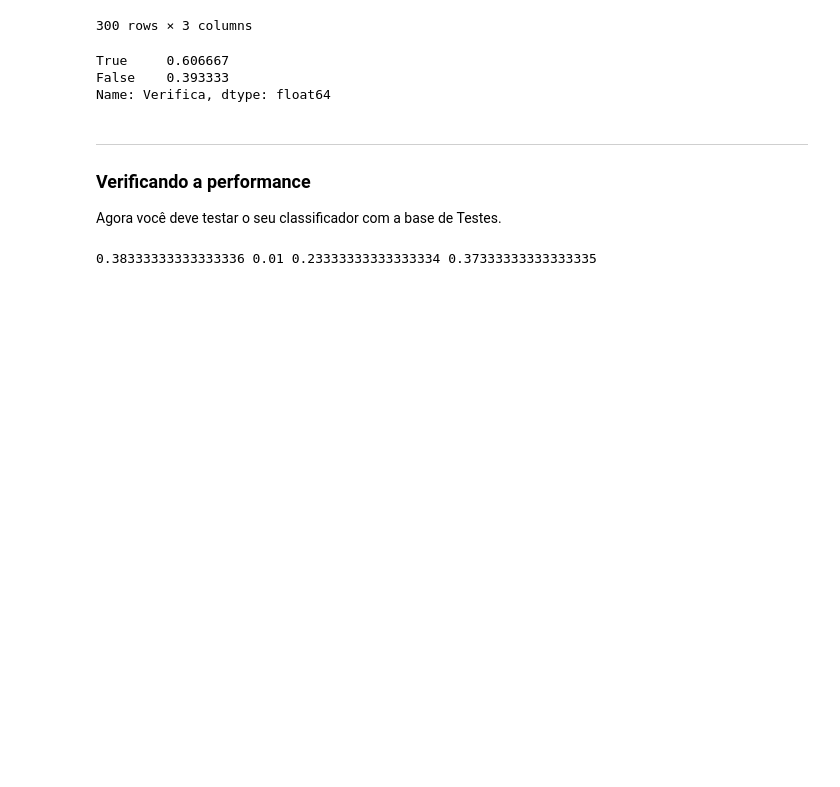
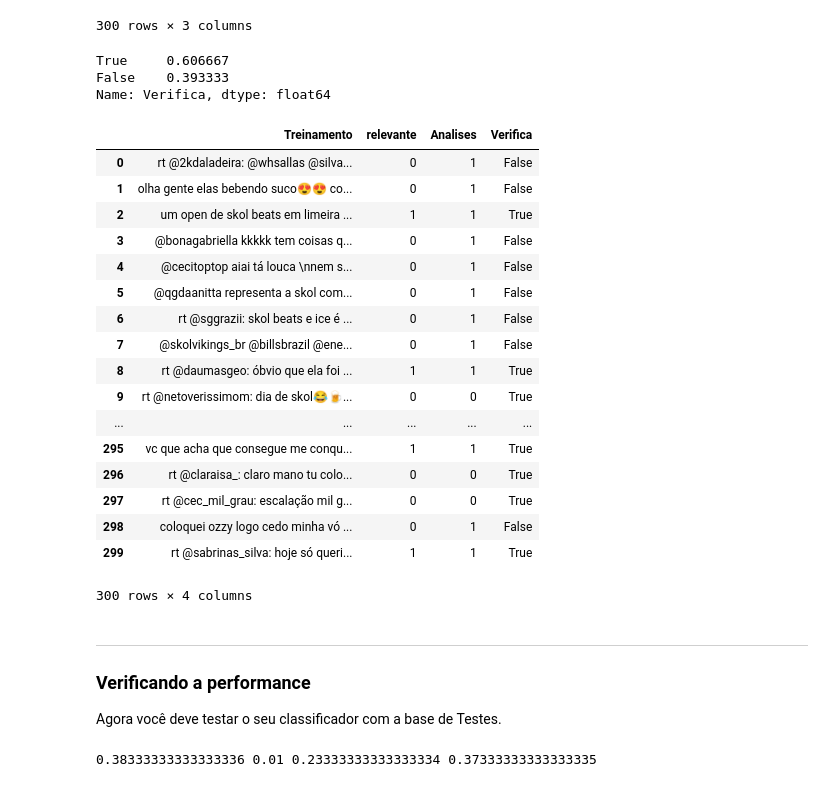
Before and after one commit to EikiSantos/DataScience-Project, a Jupyter notebook: Projeto2_layout.ipynb, the cells around one changed output. Drawn from its saved outputs; the diff is of its cells as text; code cells hidden in the pictures; blank space fills up the shorter version.

```diff
--- a/Projeto2_layout.ipynb
+++ b/Projeto2_layout.ipynb
@@ -314,6 +314,27 @@ skol_read['Verifica'].value_counts(True)
 True     0.606667
 False    0.393333
 Name: Verifica, dtype: float64
+# %%
+skol_read
+# %% [output]
+|  | Treinamento | relevante | Analises | Verifica |
+| 0 | rt @2kdaladeira: @whsallas @silva... | 0 | 1 | False |
+| 1 | olha gente elas bebendo suco😍😍 co... | 0 | 1 | False |
+| 2 | um open de skol beats em limeira ... | 1 | 1 | True |
+| 3 | @bonagabriella kkkkk tem coisas q... | 0 | 1 | False |
+| 4 | @cecitoptop aiai tá louca \nnem s... | 0 | 1 | False |
+| 5 | @qgdaanitta representa a skol com... | 0 | 1 | False |
+| 6 | rt @sggrazii: skol beats e ice é ... | 0 | 1 | False |
+| 7 | @skolvikings_br @billsbrazil @ene... | 0 | 1 | False |
+| 8 | rt @daumasgeo: óbvio que ela foi ... | 1 | 1 | True |
+| 9 | rt @netoverissimom: dia de skol😂🍺... | 0 | 0 | True |
+| ... | ... | ... | ... | ... |
+| 295 | vc que acha que consegue me conqu... | 1 | 1 | True |
+| 296 | rt @claraisa_: claro mano tu colo... | 0 | 0 | True |
+| 297 | rt @cec_mil_grau: escalação mil g... | 0 | 0 | True |
+| 298 | coloquei ozzy logo cedo minha vó ... | 0 | 1 | False |
+| 299 | rt @sabrinas_silva: hoje só queri... | 1 | 1 | True |
+300 rows × 4 columns
 # %% [markdown]
 ___
 ### Verificando a performance
```
Also changed, not shown: parts of 1 cell of this notebook.
